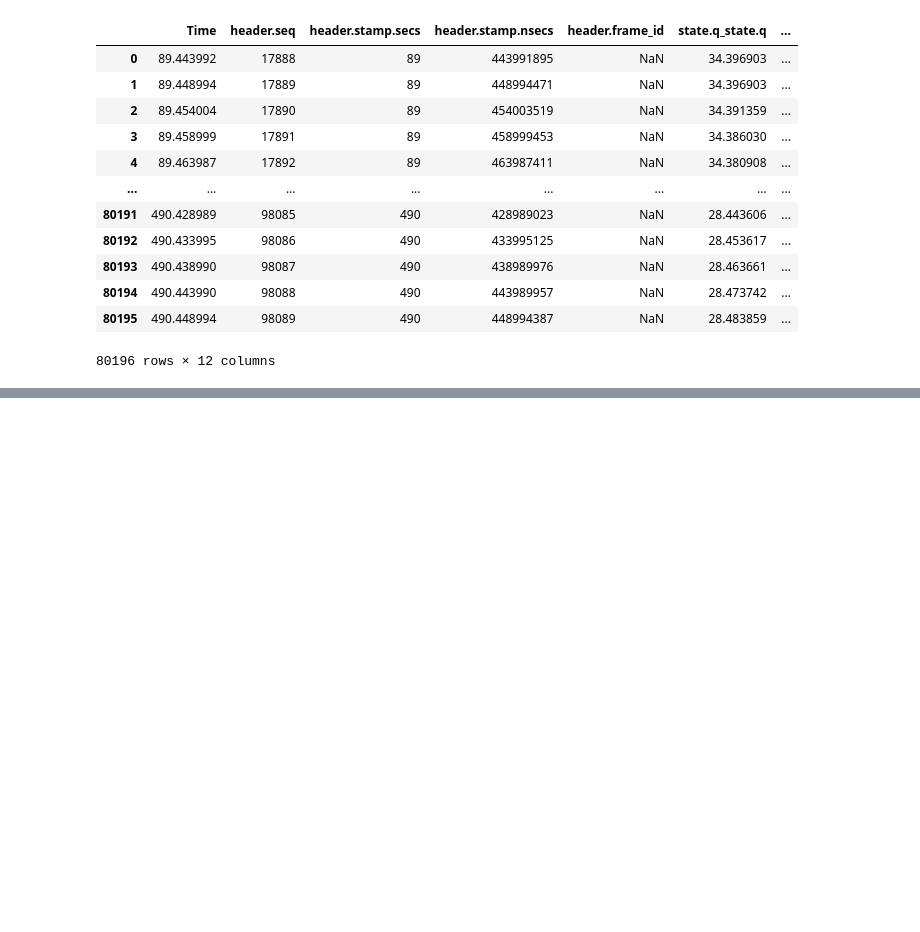
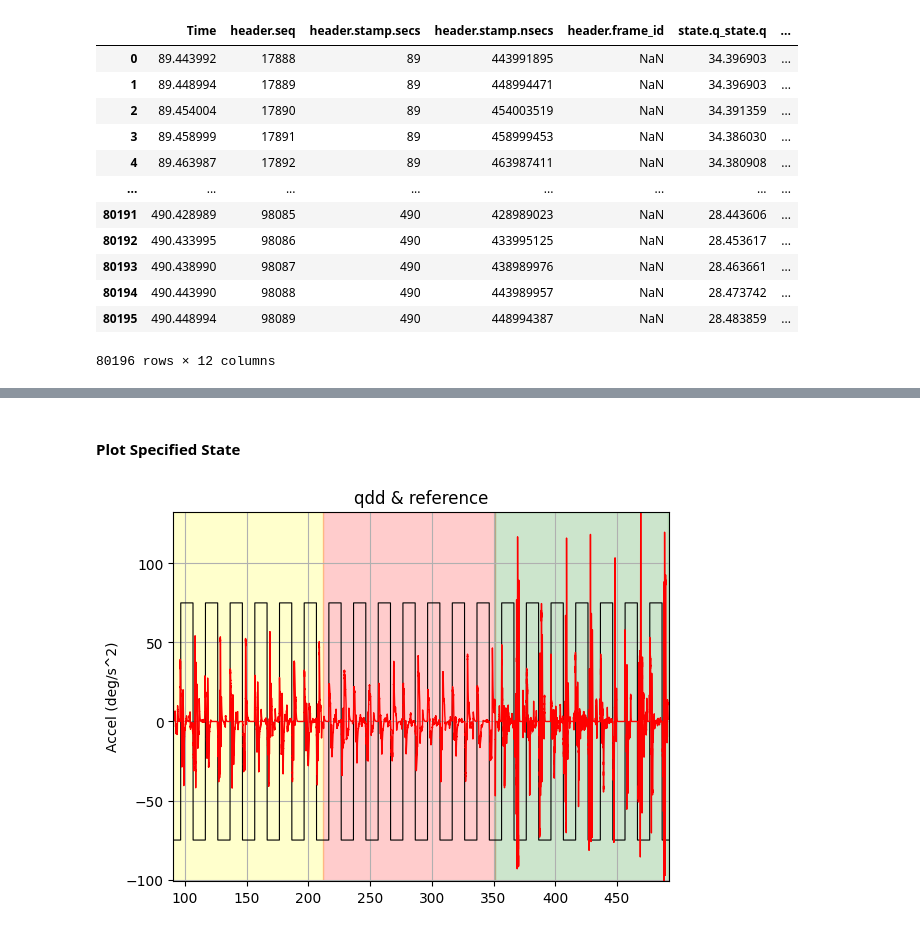
Before and after one commit to Cyberjin7/master_thesis, a Jupyter notebook: analysis/data_analysis_v2.ipynb, the cells around one changed output, grey strips where cells are left out. Cells and saved outputs as stored; diff of their text form; code cells hidden in the pictures; blank space fills up the shorter version.

Commit message:
Data Analysis Work in Progress

```diff
--- a/analysis/data_analysis_v2.ipynb
+++ b/analysis/data_analysis_v2.ipynb
@@ -164,42 +169,0 @@ delay = 1.0
-# %%
-def plot_q(axis, background, reference, state_dataframe, ref_dataframe, meta_dataframe):
-    axis.plot('Time', 'state.q_state.q', data= state_dataframe, color = 'red', linewidth = 1.0)
-    if reference:
-        axis.plot('Time', 'value.data', data=ref_dataframe, color='black', linewidth=1.0)
-    axis.set_title('q')
-    if background:
-        mass_order = [meta_dataframe['mass_0'].iloc[0], meta_dataframe['mass_1'].iloc[0], meta_dataframe['mass_2'].iloc[0]]
-        mass_trial = [meta_dataframe['trials_0'].iloc[0], meta_dataframe['trials_1'].iloc[0], meta_dataframe['trials_2'].iloc[0]]
-        trial_length = meta_df['trial_length'].iloc[0]
-        delay = 1.0 # TODO: include delay into meta dataframe
-        draw_mass_background(state_dataframe, mass_order, mass_trial, trial_length, delay, axis, )
-    return 0
-
-def plot_qd(axis, background, reference):
-    return 0
-
-def plot_qdd(axis, background, reference):
-    return 0
-
-def plot_tau(axis, background, reference):
-    return 0
-
-def plot_state(plot_list, background, reference):
-    """
-    plot_list: string list of data to plot. q, qd, qdd and tau are possible
-    background: boolean whether background should be colored based on mass
-    reference: boolean whether to plot reference trajectory
-    """
-    fig, axs = plt.subplots(len(plot_list))
-    i = 0
-    for plot in plot_list:
-        if plot == 'q':
-            plot_q(axs[i], background, reference)
-        elif plot == 'qd':
-            plot_qd(axs[i], background, reference)
-        elif plot == 'qdd':
-            plot_qdd(axs[i], background, reference)
-        elif plot == 'tau':
-            plot_tau(axs[i], background, reference)
-        i=+1
-    return fig, axs
@@ -344,0 +242,7 @@ ax_over.set_xticks(np.arange(1, 20+1))
+# %% [markdown]
+#### Plot Specified State
+# %%
+fig, ax = plt.subplots()
+plot_qdd(ax, True, True, state_df_list[0], ref_df_list[0], meta_df_list[0])
+# %% [output]
+[figure, added]
```
Also changed, not shown: parts of 38 cells of this notebook.
